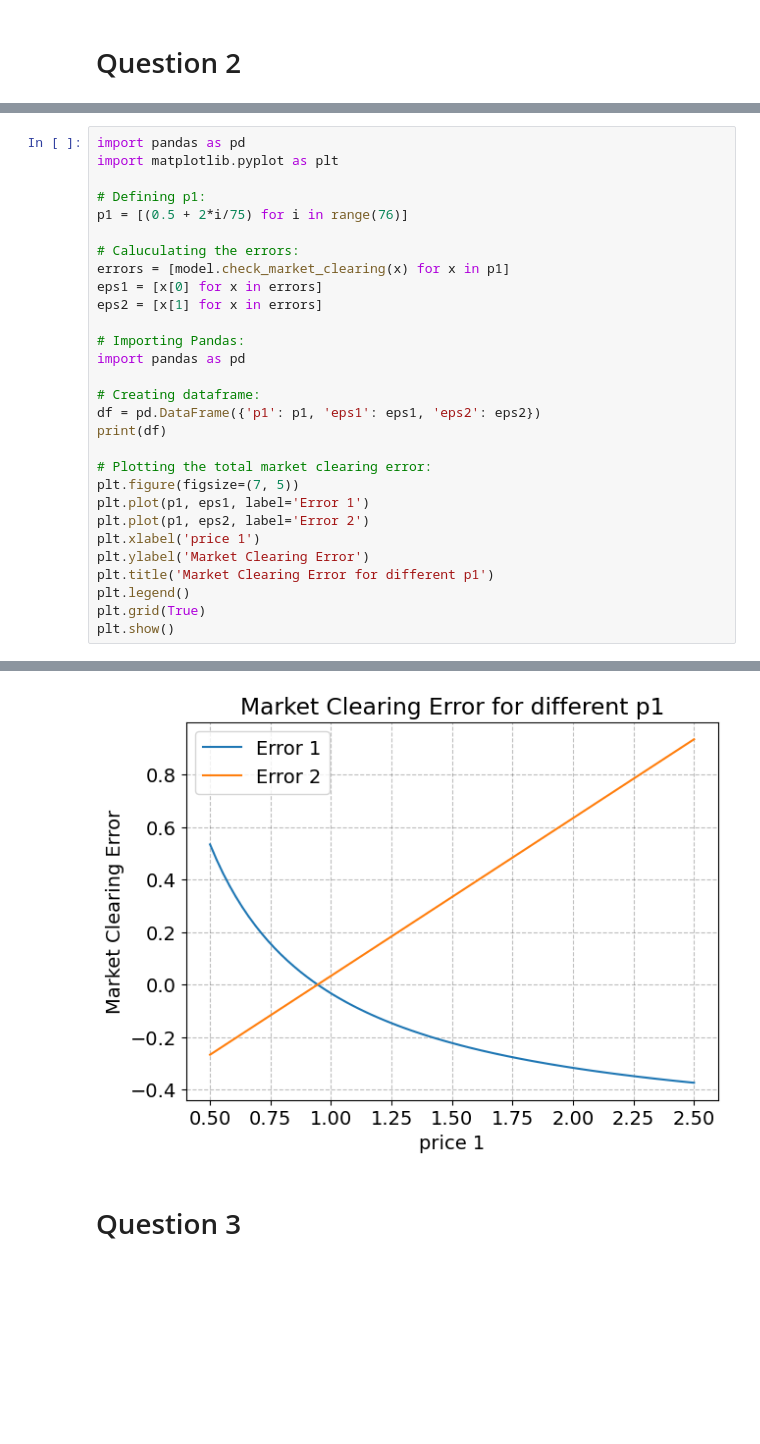
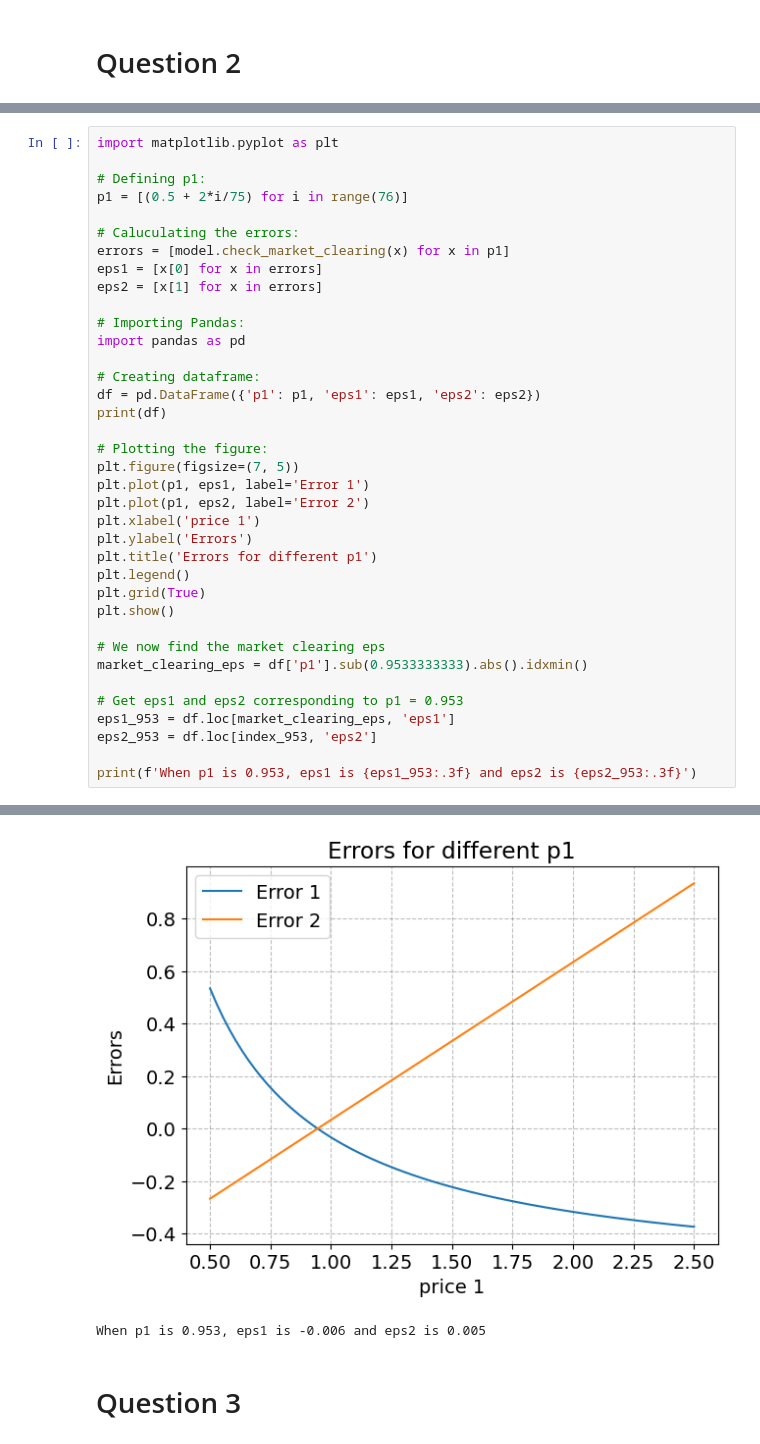
Before and after one commit to NumEconCopenhagen/projects-2024-malik-og-mads, a Jupyter notebook: inauguralproject/InauguralProject2024.ipynb, the cells around one changed output, grey strips where cells are left out. Drawn from its saved outputs; the diff is of its cells as text; blank space fills up the shorter version.

```diff
--- a/inauguralproject/InauguralProject2024.ipynb
+++ b/inauguralproject/InauguralProject2024.ipynb
@@ -107,5 +107,4 @@ In this question we want to calculate the error in the market clearing condition
 # %%
-import pandas as pd
 import matplotlib.pyplot as plt
 
 # Defining p1:
@@ -118,37 +117,47 @@ eps2 = [x[1] for x in errors]
 
 # Importing Pandas:
 import pandas as pd
 
 # Creating dataframe:
 df = pd.DataFrame({'p1': p1, 'eps1': eps1, 'eps2': eps2})
 print(df)
 
-# Plotting the total market clearing error:
+# Plotting the figure:
 plt.figure(figsize=(7, 5))
 plt.plot(p1, eps1, label='Error 1')
 plt.plot(p1, eps2, label='Error 2')
 plt.xlabel('price 1')
-plt.ylabel('Market Clearing Error')
-plt.title('Market Clearing Error for different p1')
+plt.ylabel('Errors')
+plt.title('Errors for different p1')
 plt.legend()
 plt.grid(True)
 plt.show()
+
+# We now find the market clearing eps
+market_clearing_eps = df['p1'].sub(0.9533333333).abs().idxmin()
+
+# Get eps1 and eps2 corresponding to p1 = 0.953
+eps1_953 = df.loc[market_clearing_eps, 'eps1']
+eps2_953 = df.loc[index_953, 'eps2']
+
+print(f'When p1 is 0.953, eps1 is {eps1_953:.3f} and eps2 is {eps2_953:.3f}')
 # %% [output]
           p1      eps1      eps2
 0   0.500000  0.533333 -0.266667
 1   0.526667  0.475949 -0.250667
 2   0.553333  0.424096 -0.234667
 3   0.580000  0.377011 -0.218667
 4   0.606667  0.334066 -0.202667
 ..       ...       ...       ...
 71  2.393333 -0.363231  0.869333
 72  2.420000 -0.365840  0.885333
 73  2.446667 -0.368392  0.901333
 74  2.473333 -0.370889  0.917333
 75  2.500000 -0.373333  0.933333
 
 [76 rows x 3 columns]
-[figure, old version]
+[figure, new version]
+When p1 is 0.953, eps1 is -0.006 and eps2 is 0.005
 # %% [markdown]
 # Question 3
 # %% [markdown]
```
Also changed, not shown: parts of 14 cells of this notebook.
